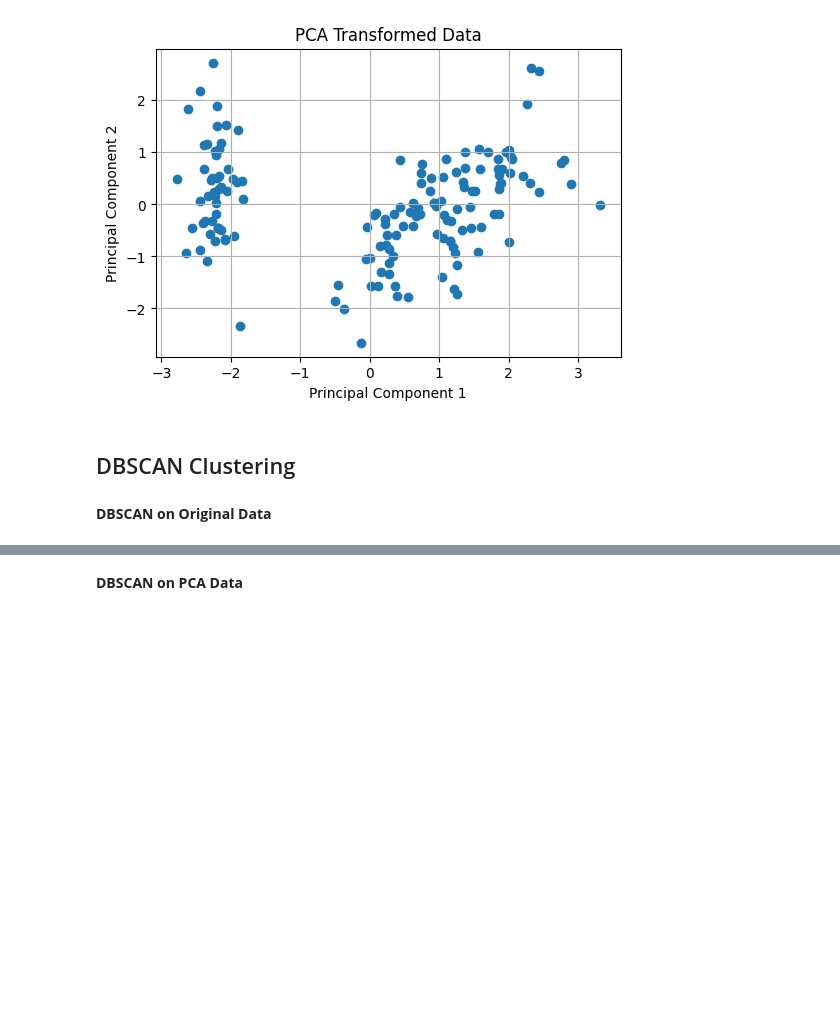
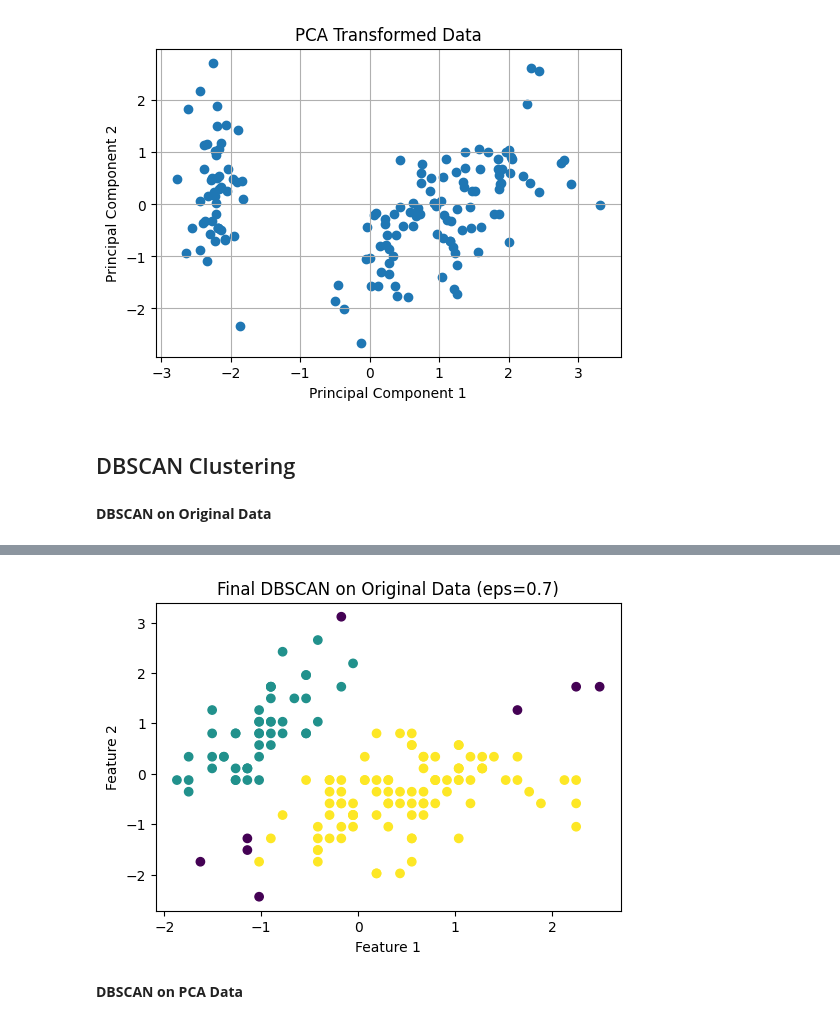
Before and after one commit to DOHA-BASEM3/Activity-3--DBSCAN-and-PCA, a Jupyter notebook: DBSCAN_and_PCA.ipynb, the cells around one changed output, grey strips where cells are left out. Cells and saved outputs as stored; diff of their text form; code cells hidden in the pictures; blank space fills up the shorter version.

```diff
--- a/DBSCAN_and_PCA.ipynb
+++ b/DBSCAN_and_PCA.ipynb
@@ -133,2 +139,16 @@ labels_original = dbscan_original.fit_predict(X_scaled)
+# %%
+
+# Final DBSCAN on Original Data
+dbscan_original = DBSCAN(eps=0.7, min_samples=5)
+labels_original = dbscan_original.fit_predict(X_scaled)
+
+plt.figure(figsize=(6,4))
+plt.scatter(X_scaled[:,0], X_scaled[:,1], c=labels_original)
+plt.title("Final DBSCAN on Original Data (eps=0.7)")
+plt.xlabel("Feature 1")
+plt.ylabel("Feature 2")
+plt.show()
+# %% [output]
+[figure, added]
 # %% [markdown]
 **DBSCAN on PCA Data**
```
Also changed, not shown: parts of 10 cells of this notebook.
